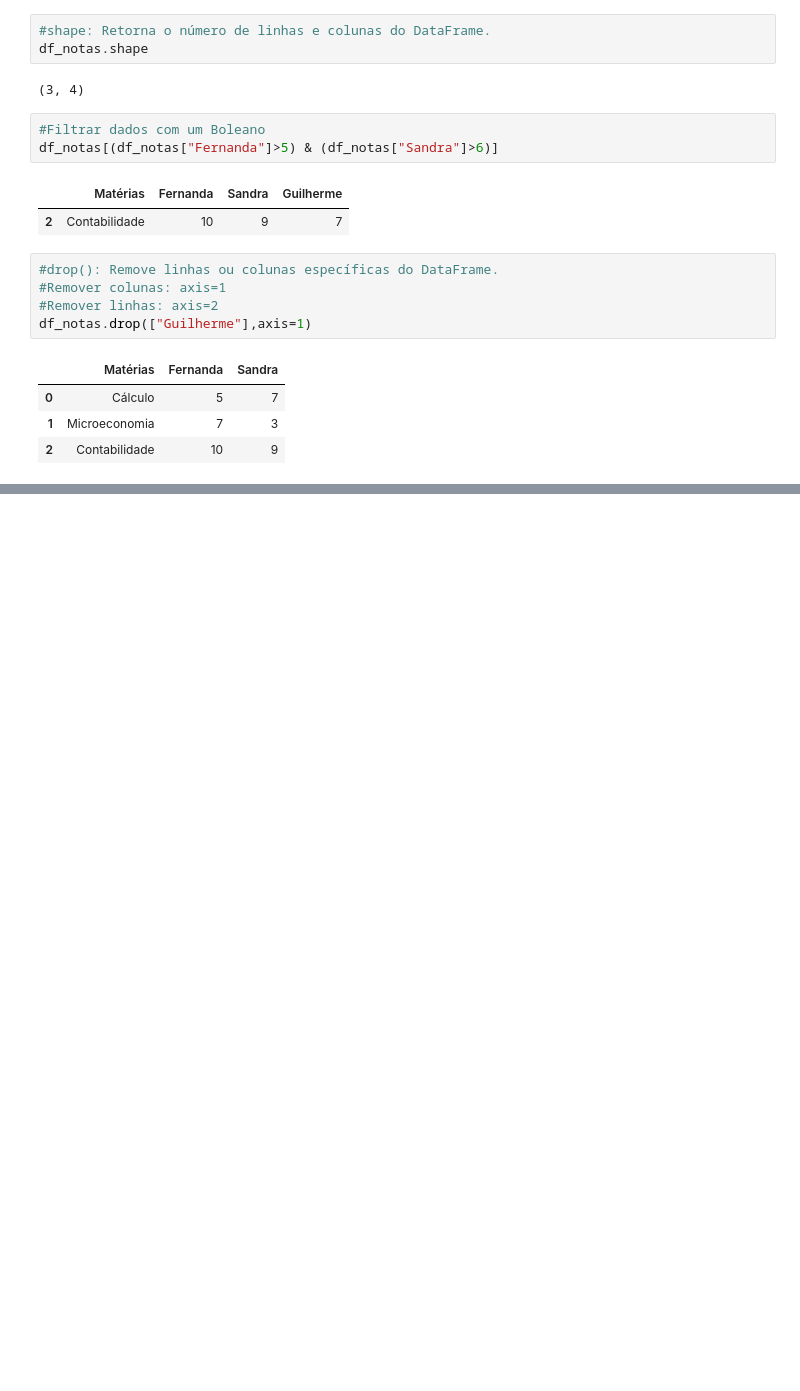
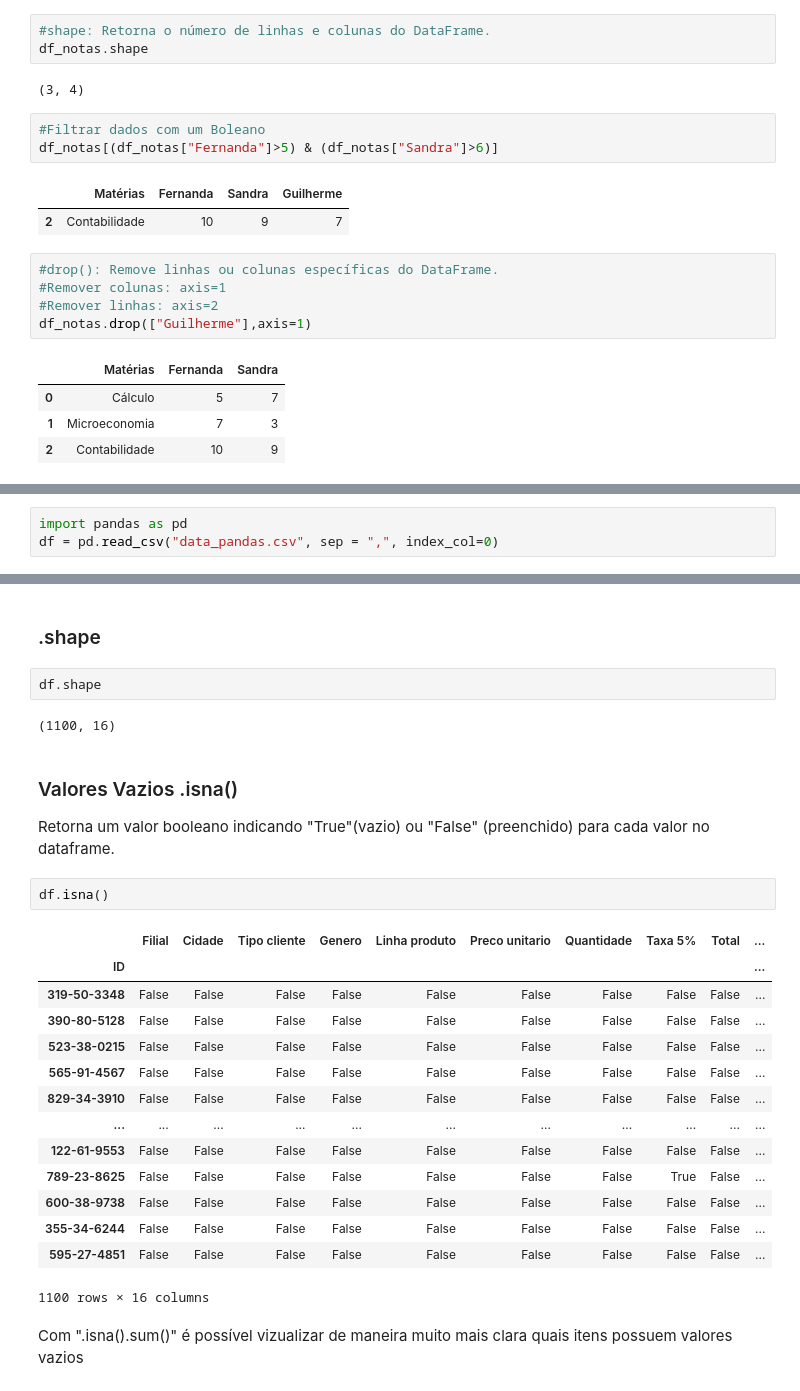
Before and after one commit to vitor-tatiama/CursoPython-Grupo2, a Jupyter notebook: apresentacao_pandas.ipynb, the cells around one changed output, grey strips where cells are left out. Saved outputs shown, nothing was run; the diff lists cells and outputs as text; blank space fills up the shorter version.

Commit message:
Update apresentacao_pandas.ipynb
Segunda parte sobre dataframes

```diff
--- a/apresentacao_pandas.ipynb
+++ b/apresentacao_pandas.ipynb
@@ -159,0 +166,3 @@ df_notas.drop(["Guilherme"],axis=1)
+# %%
+import pandas as pd
+df = pd.read_csv("data_pandas.csv", sep = ",", index_col=0)
@@ -159,0 +181,29 @@ df_notas.drop(["Guilherme"],axis=1)
+# %% [markdown]
+### .shape
+# %%
+df.shape
+# %% [output]
+(1100, 16)
+# %% [markdown]
+### Valores Vazios .isna()
+
+Retorna um valor booleano indicando "True"(vazio) ou "False" (preenchido) para cada valor no dataframe.
+# %%
+df.isna()
+# %% [output]
+|  | Filial | Cidade | Tipo cliente | Genero | Linha produto | Preco unitario | Quantidade | Taxa 5% | Total | ... |
+| ID |  |  |  |  |  |  |  |  |  | ... |
+| 319-50-3348 | False | False | False | False | False | False | False | False | False | ... |
+| 390-80-5128 | False | False | False | False | False | False | False | False | False | ... |
+| 523-38-0215 | False | False | False | False | False | False | False | False | False | ... |
+| 565-91-4567 | False | False | False | False | False | False | False | False | False | ... |
+| 829-34-3910 | False | False | False | False | False | False | False | False | False | ... |
+| ... | ... | ... | ... | ... | ... | ... | ... | ... | ... | ... |
+| 122-61-9553 | False | False | False | False | False | False | False | False | False | ... |
+| 789-23-8625 | False | False | False | False | False | False | False | True | False | ... |
+| 600-38-9738 | False | False | False | False | False | False | False | False | False | ... |
+| 355-34-6244 | False | False | False | False | False | False | False | False | False | ... |
+| 595-27-4851 | False | False | False | False | False | False | False | False | False | ... |
+1100 rows × 16 columns
+# %% [markdown]
+Com ".isna().sum()" é possível vizualizar de maneira muito mais clara quais itens possuem valores vazios
```
Also changed, not shown: parts of 20 cells of this notebook.
